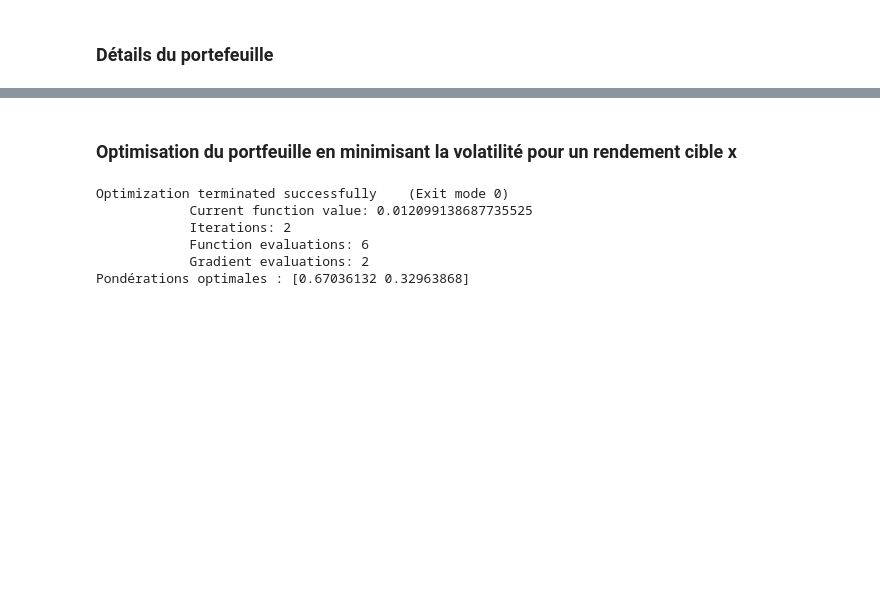
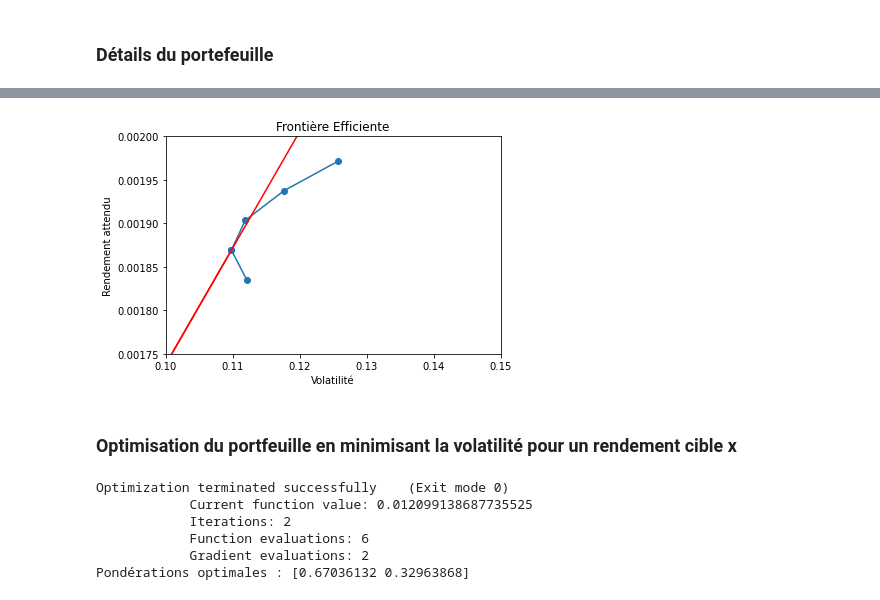
Before and after one commit to TariKS00/Portfolio-optimization, a Jupyter notebook: Asset.ipynb, the cells around one changed output, grey strips where cells are left out. Cells and saved outputs as stored; diff of their text form; code cells hidden in the pictures; blank space fills up the shorter version.

```diff
--- a/Asset.ipynb
+++ b/Asset.ipynb
@@ -312,3 +300,36 @@ Volatilité:0.012082908246309643
+# %%
+Sharpe = list(map(lambda x: x * -1, sharpe))
+index_max, valeur_max = max(enumerate(Sharpe), key=lambda x: x[1])
+weights_list=np.array(weights_list)
+returns_list=np.array(returns_list)
+# Calcul du rendement et du risque du portefeuille de Sharpe maximal
+p_return_max_sharpe = returns_list[index_max]
+p_std_max_sharpe = stds_list[index_max]
+# %%
+# Tracer la frontière efficiente et la droite de marché
+# Tracer la frontière efficiente
+
+risk_free_rate=0.0004
+plt.plot([0, p_std_max_sharpe], [risk_free_rate, p_return_max_sharpe], 'r-', label='Droite de marché')
+plt.plot(stds_list, returns_list, '-o')
+
+# Définir un intervalle plus large pour x
+x = np.linspace(0, p_std_max_sharpe * 1.5, 100)
+# Calculer les valeurs de y correspondantes (en utilisant la bonne équation de la droite)
+y = risk_free_rate + (p_return_max_sharpe - risk_free_rate) / p_std_max_sharpe * x
+# Tracer la droite
+plt.plot(x, y, 'r-', label='Droite de marché')
+# Vérifier que la droite passe bien par le point (p_std_max_sharpe, p_return_max_sharpe)
+plt.scatter(p_std_max_sharpe, p_return_max_sharpe, color='blue', marker='o')
+
+
+plt.xlabel('Volatilité')
+plt.ylabel('Rendement attendu')
+plt.title('Frontière Efficiente')
+plt.axis([0.1, 0.15,0.00175, 0.002])
+plt.show()
+# %% [output]
+[figure, added]
 # %% [markdown]
 ### Optimisation du portfeuille en minimisant la volatilité pour un rendement cible x
 # %%
```
Also changed, not shown: parts of 16 cells of this notebook.
